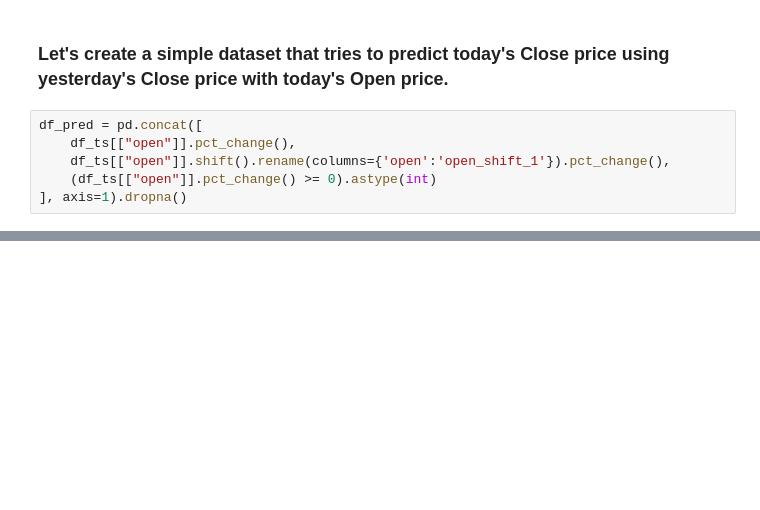
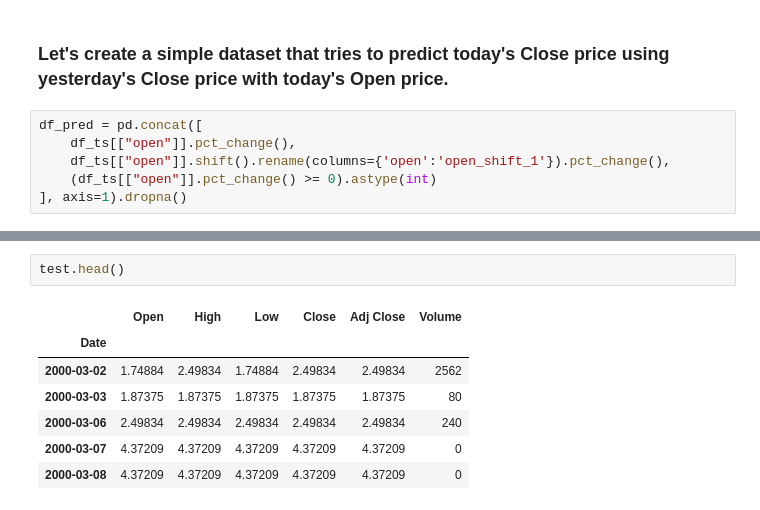
Before and after one commit to chrisJoyceDS/stocks_vs_bonds, a Jupyter notebook: 02_Clean_EDA.ipynb, the cells around one changed output, grey strips where cells are left out. Cells and saved outputs as stored; diff of their text form; blank space fills up the shorter version.

```diff
--- a/02_Clean_EDA.ipynb
+++ b/02_Clean_EDA.ipynb
@@ -282,0 +294,10 @@ plt.plot(df_ts[["open"]].shift(90))
+# %%
+test.head()
+# %% [output]
+|  | Open | High | Low | Close | Adj Close | Volume |
+| Date |  |  |  |  |  |  |
+| 2000-03-02 | 1.74884 | 2.49834 | 1.74884 | 2.49834 | 2.49834 | 2562 |
+| 2000-03-03 | 1.87375 | 1.87375 | 1.87375 | 1.87375 | 1.87375 | 80 |
+| 2000-03-06 | 2.49834 | 2.49834 | 2.49834 | 2.49834 | 2.49834 | 240 |
+| 2000-03-07 | 4.37209 | 4.37209 | 4.37209 | 4.37209 | 4.37209 | 0 |
+| 2000-03-08 | 4.37209 | 4.37209 | 4.37209 | 4.37209 | 4.37209 | 0 |
```
Also changed, not shown: parts of 6 cells of this notebook.
